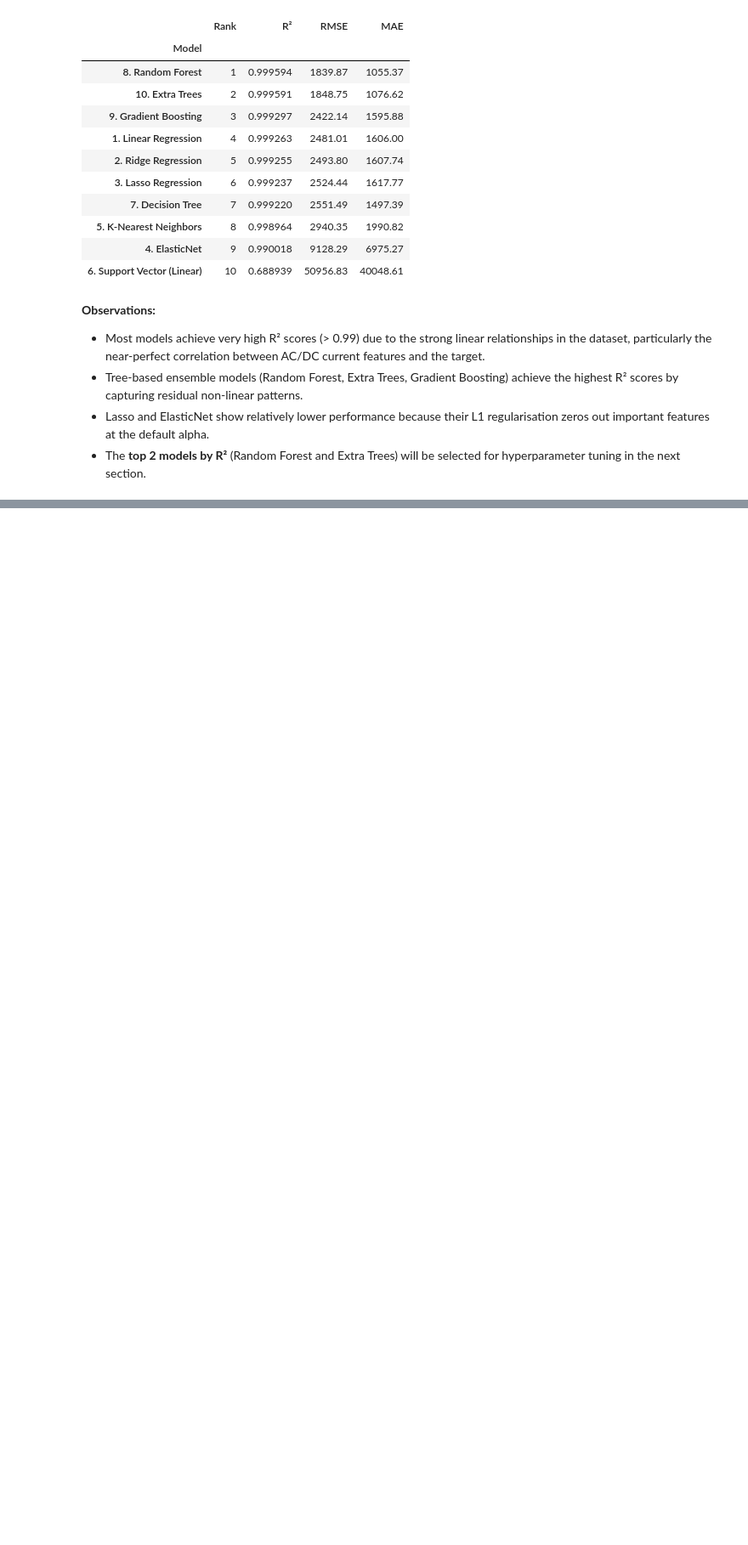
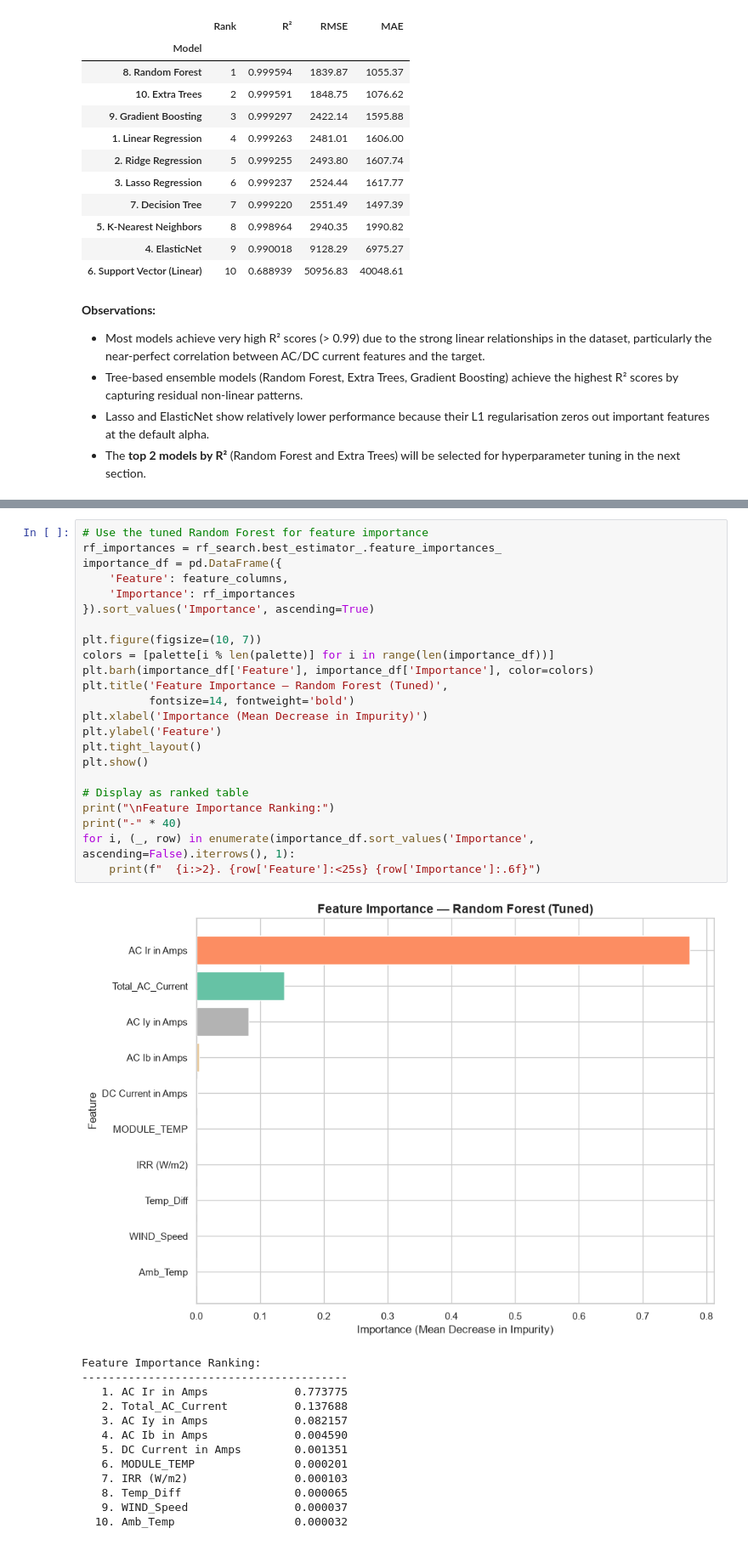
Before and after one commit to TejasviSenka/Machine_Learning_Capstone, a Jupyter notebook: regression.ipynb, the cells around one changed output, grey strips where cells are left out. Shown at 85% size. Saved outputs shown, nothing was run; the diff lists cells and outputs as text; blank space fills up the shorter version.

```diff
--- a/regression.ipynb
+++ b/regression.ipynb
@@ -544,0 +776,37 @@ summary_df
+# %%
+# Use the tuned Random Forest for feature importance
+rf_importances = rf_search.best_estimator_.feature_importances_
+importance_df = pd.DataFrame({
+    'Feature': feature_columns,
+    'Importance': rf_importances
+}).sort_values('Importance', ascending=True)
+
+plt.figure(figsize=(10, 7))
+colors = [palette[i % len(palette)] for i in range(len(importance_df))]
+plt.barh(importance_df['Feature'], importance_df['Importance'], color=colors)
+plt.title('Feature Importance — Random Forest (Tuned)',
+          fontsize=14, fontweight='bold')
+plt.xlabel('Importance (Mean Decrease in Impurity)')
+plt.ylabel('Feature')
+plt.tight_layout()
+plt.show()
+
+# Display as ranked table
+print("\nFeature Importance Ranking:")
+print("-" * 40)
+for i, (_, row) in enumerate(importance_df.sort_values('Importance', ascending=False).iterrows(), 1):
+    print(f"  {i:>2}. {row['Feature']:<25s} {row['Importance']:.6f}")
+# %% [output]
+[figure, added]
+Feature Importance Ranking:
+----------------------------------------
+   1. AC Ir in Amps             0.773775
+   2. Total_AC_Current          0.137688
+   3. AC Iy in Amps             0.082157
+   4. AC Ib in Amps             0.004590
+   5. DC Current in Amps        0.001351
+   6. MODULE_TEMP               0.000201
+   7. IRR (W/m2)                0.000103
+   8. Temp_Diff                 0.000065
+   9. WIND_Speed                0.000037
+  10. Amb_Temp                  0.000032
```
Also changed, not shown: parts of 15 cells of this notebook.
